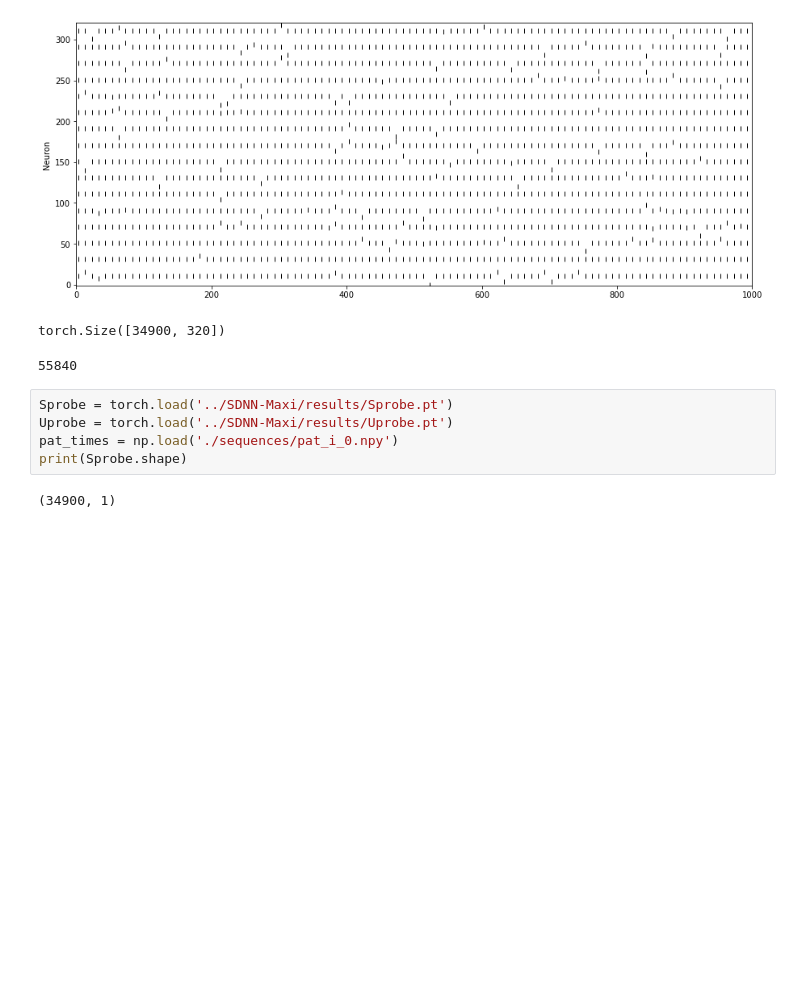
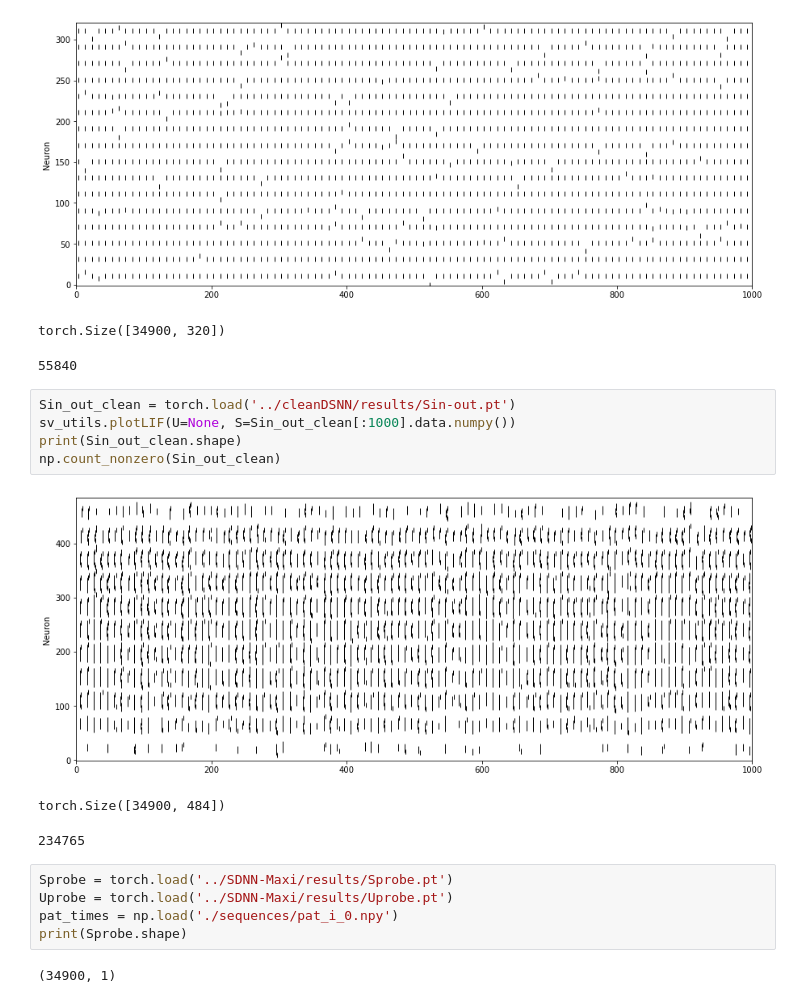
Before and after one commit to mmaximiliano/SDNN, a Jupyter notebook: patterns/SequenceVisualizer.ipynb, the cells around one changed output. Saved outputs shown, nothing was run; the diff lists cells and outputs as text; blank space fills up the shorter version.

```diff
--- a/patterns/SequenceVisualizer.ipynb
+++ b/patterns/SequenceVisualizer.ipynb
@@ -38,6 +38,15 @@ np.count_nonzero(Sin_out)
 [figure]
 torch.Size([34900, 320])
 55840
+# %%
+Sin_out_clean = torch.load('../cleanDSNN/results/Sin-out.pt')
+sv_utils.plotLIF(U=None, S=Sin_out_clean[:1000].data.numpy())
+print(Sin_out_clean.shape)
+np.count_nonzero(Sin_out_clean)
+# %% [output]
+[figure, added]
+torch.Size([34900, 484])
+234765
 # %%
 Sprobe = torch.load('../SDNN-Maxi/results/Sprobe.pt')
 Uprobe = torch.load('../SDNN-Maxi/results/Uprobe.pt')
```
Also changed, not shown: parts of 1 cell of this notebook.
